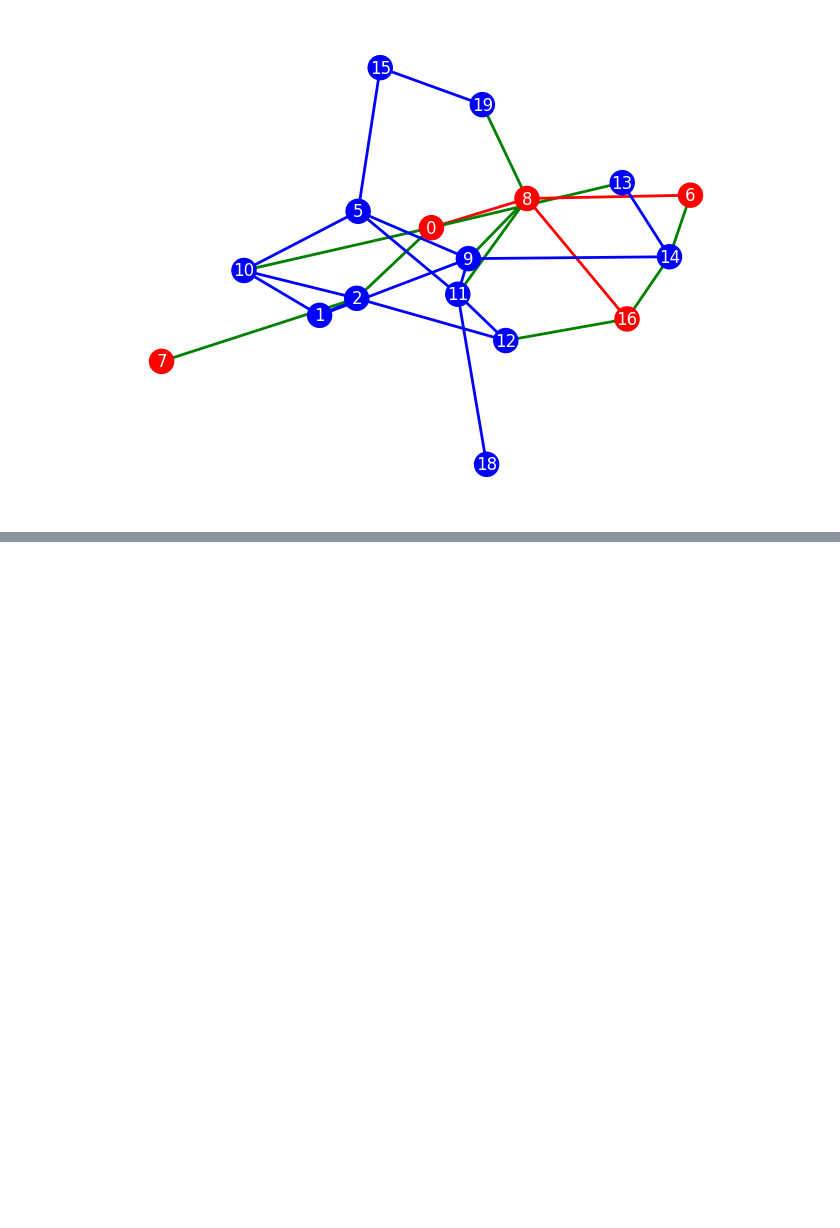
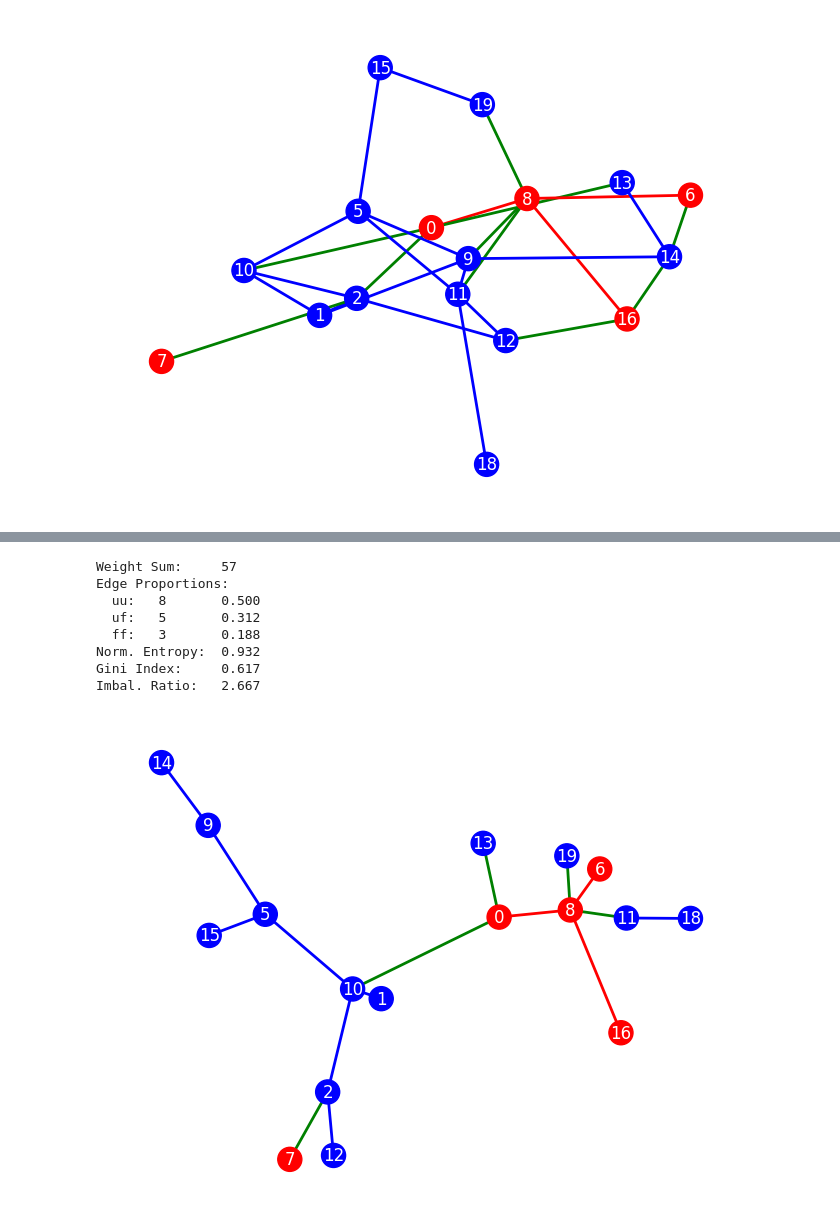
Before and after one commit to vladoxNCL/Conway_Life, a Jupyter notebook: fair_kruskal.ipynb, the cells around one changed output, grey strips where cells are left out. Saved outputs shown, nothing was run; the diff lists cells and outputs as text; code cells hidden in the pictures; blank space fills up the shorter version.

Commit message:
added p_weights strategy

```diff
--- a/fair_kruskal.ipynb
+++ b/fair_kruskal.ipynb
@@ -274,4 +268,19 @@ Similarity:     0.804
 [figure]
+# %%
+# fair Kruskal (p_weights)
+T_fpw = fair_kruskal(C, strat='p_weights', seed=seed)
+graph_stats(T_fpw, print_stats=True)
+draw_graph(T_fpw, seed=seed)
+# %% [output]
+Weight Sum:     57
+Edge Proportions:
+  uu:   8       0.500
+  uf:   5       0.312
+  ff:   3       0.188
+Norm. Entropy:  0.932
+Gini Index:     0.617
+Imbal. Ratio:   2.667
+[figure, added]
 # %%
 # regular Kruskal
 T2 = nx.minimum_spanning_tree(C)
```
Also changed, not shown: parts of 5 cells of this notebook.
